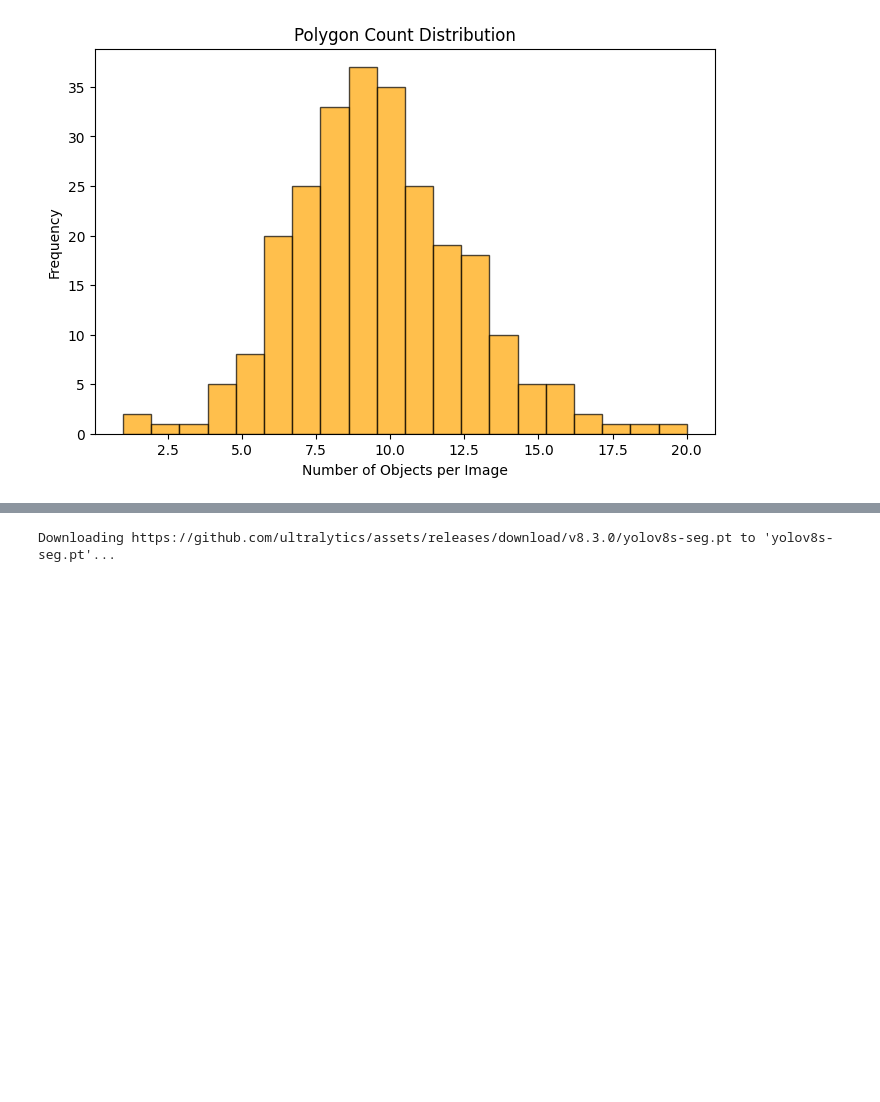
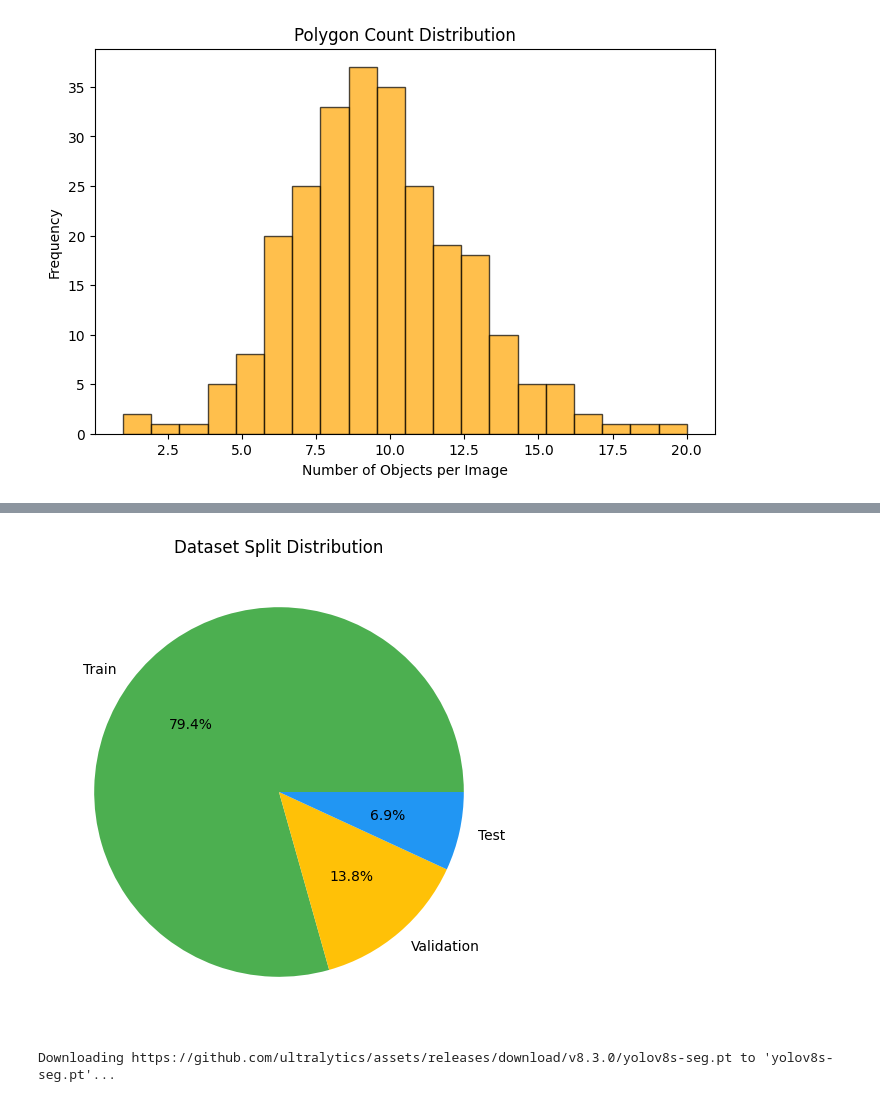
Before and after one commit to murad-02/farmland_seg_v4, a Jupyter notebook: notebooks/train.ipynb, the cells around one changed output, grey strips where cells are left out. Drawn from its saved outputs; the diff is of its cells as text; code cells hidden in the pictures; blank space fills up the shorter version.

```diff
--- a/notebooks/train.ipynb
+++ b/notebooks/train.ipynb
@@ -114,3 +137,18 @@ plt.show()
+# %%
+import os
+
+splits = {
+    "Train": len(os.listdir("F:/Research/farmland_seg_v4/dataset/train/images")),
+    "Validation": len(os.listdir("F:/Research/farmland_seg_v4/dataset/valid/images")),
+    "Test": len(os.listdir("F:/Research/farmland_seg_v4/dataset/test/images")),
+}
+
+plt.figure(figsize=(6,6))
+plt.pie(splits.values(), labels=splits.keys(), autopct='%1.1f%%', colors=["#4CAF50","#FFC107","#2196F3"])
+plt.title("Dataset Split Distribution")
+plt.show()
+# %% [output]
+[figure, added]
 # %%
 from ultralytics import YOLO
 
```
Also changed, not shown: parts of 1 cell of this notebook.
